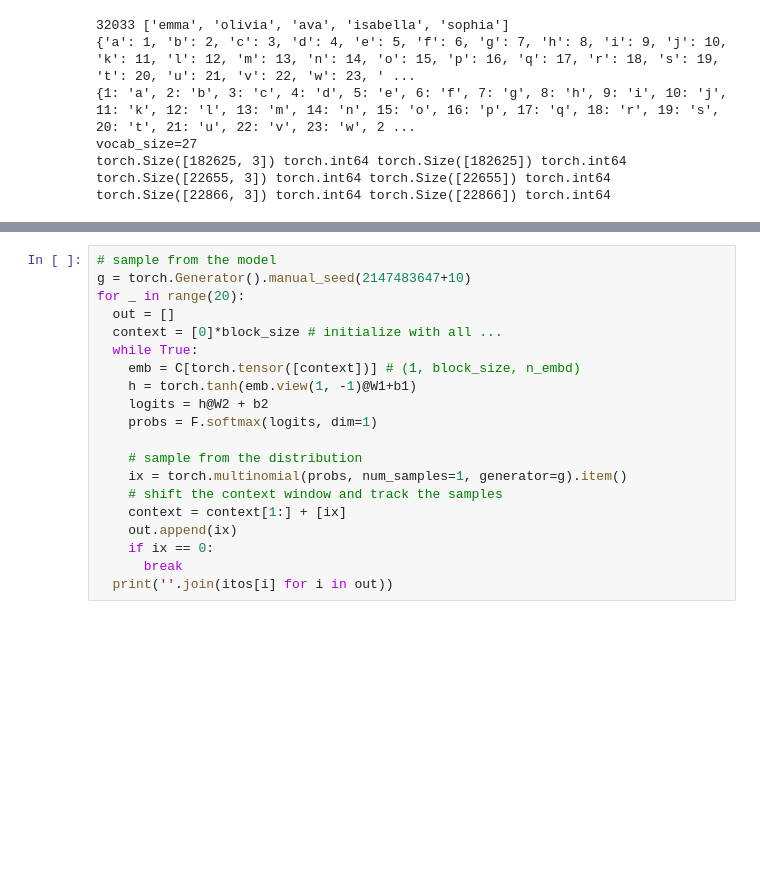
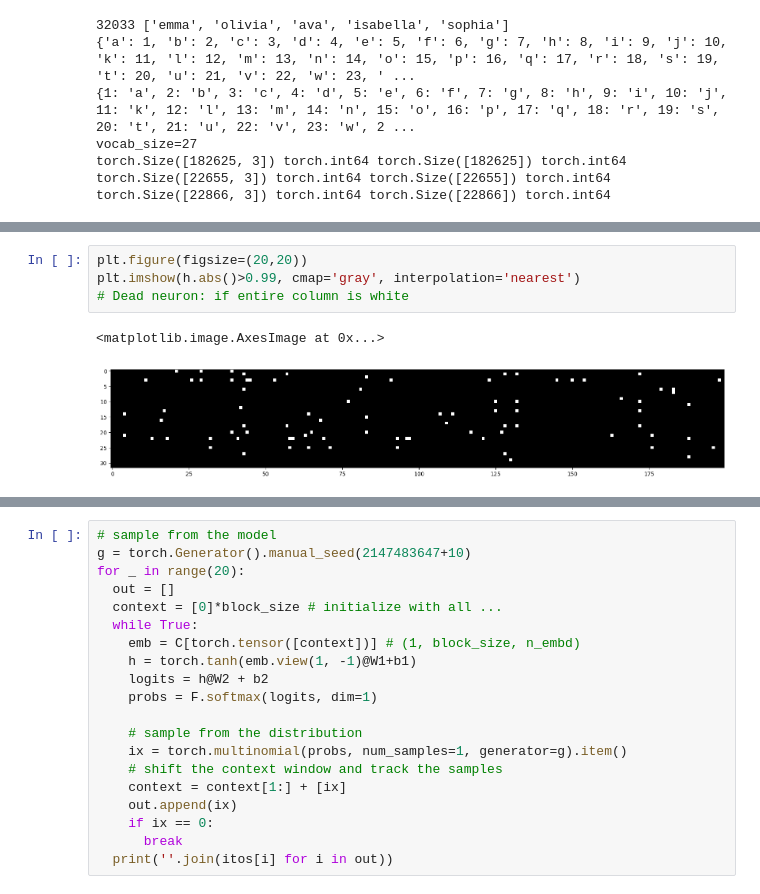
Before and after one commit to niuers/makemore, a Jupyter notebook: makemore.ipynb, the cells around one changed output, grey strips where cells are left out. Drawn from its saved outputs; the diff is of its cells as text; blank space fills up the shorter version.

```diff
--- a/makemore.ipynb
+++ b/makemore.ipynb
@@ -707,3 +772,10 @@ print(loss.item())
+# %%
+plt.figure(figsize=(20,20))
+plt.imshow(h.abs()>0.99, cmap='gray', interpolation='nearest')
+# Dead neuron: if entire column is white
+# %% [output]
+<matplotlib.image.AxesImage at 0x...>
+[figure, added]
 # %%
 plt.plot(lossi)
 # %% [output]
```
Also changed, not shown: parts of 14 cells of this notebook.
